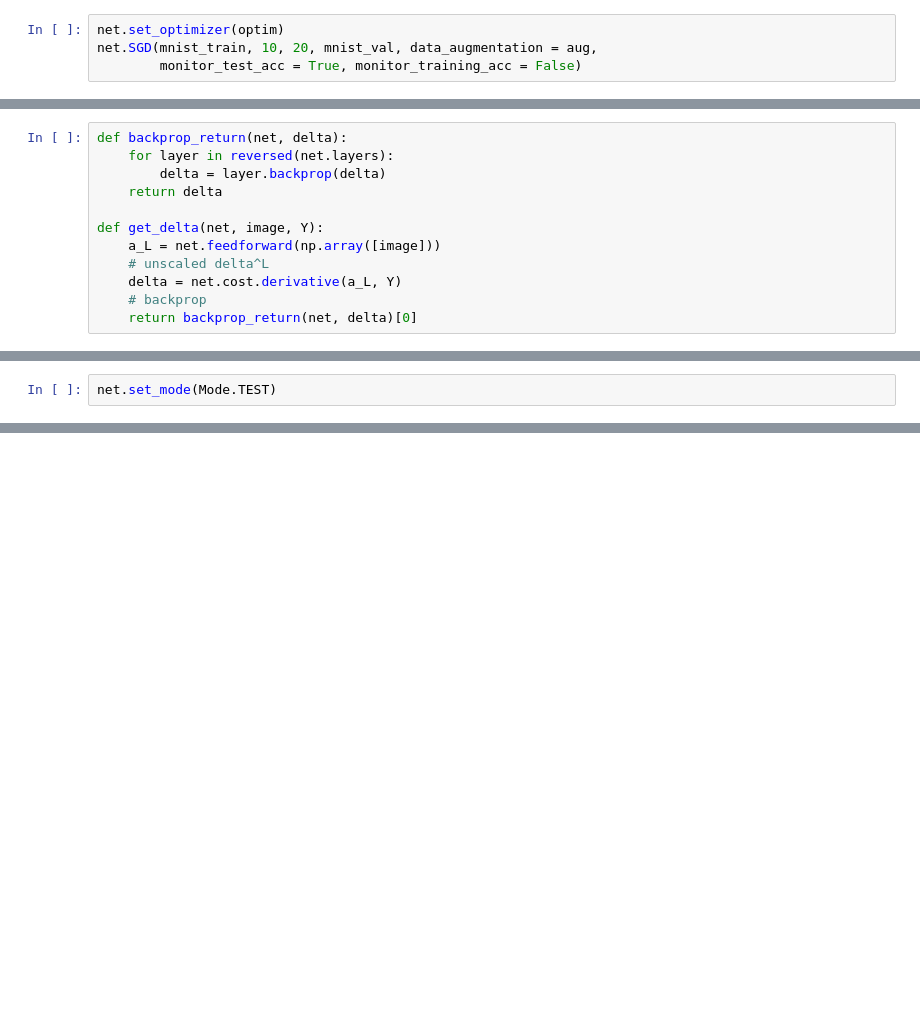
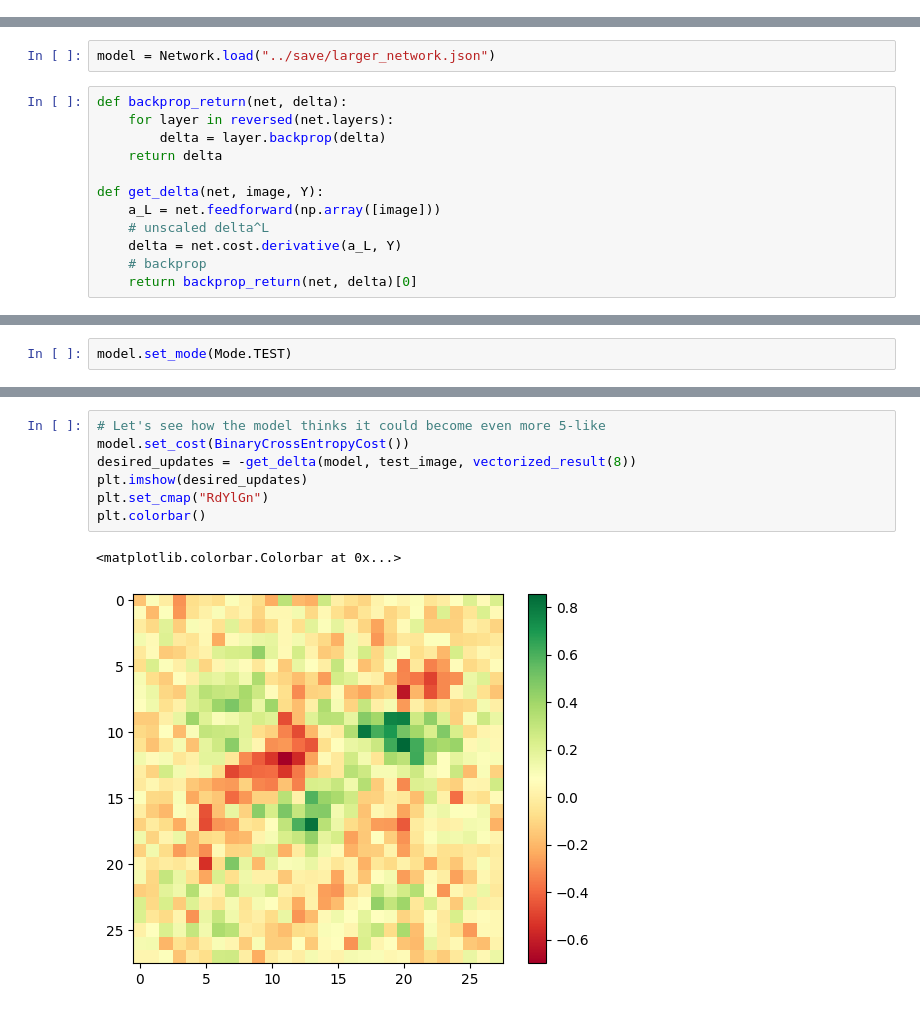
Before and after one commit to stanleytheli/mini-ml, a Jupyter notebook: src/feature_vis.ipynb, the cells around one changed output, grey strips where cells are left out. Saved outputs shown, nothing was run; the diff lists cells and outputs as text; blank space fills up the shorter version.

```diff
--- a/src/feature_vis.ipynb
+++ b/src/feature_vis.ipynb
@@ -26,4 +9,0 @@ optim_2 = RMSProp_optimizer(0.001, 20, 0.99)
-# %%
-net.set_optimizer(optim)
-net.SGD(mnist_train, 10, 20, mnist_val, data_augmentation = aug,
-        monitor_test_acc = True, monitor_training_acc = False)
@@ -85,3 +10,5 @@ Accuracy on test data: 9756 / 10000
+# %%
+model = Network.load("../save/larger_network.json")
 # %%
 def backprop_return(net, delta):
     for layer in reversed(net.layers):
@@ -110,2 +42,2 @@ plt.colorbar()
 # %%
-net.set_mode(Mode.TEST)
+model.set_mode(Mode.TEST)
@@ -111,0 +58,10 @@ net.set_mode(Mode.TEST)
+# %%
+# Let's see how the model thinks it could become even more 5-like
+model.set_cost(BinaryCrossEntropyCost())
+desired_updates = -get_delta(model, test_image, vectorized_result(8))
+plt.imshow(desired_updates)
+plt.set_cmap("RdYlGn")
+plt.colorbar()
+# %% [output]
+<matplotlib.colorbar.Colorbar at 0x...>
+[figure, added]
```
Also changed, not shown: parts of 27 cells of this notebook.
